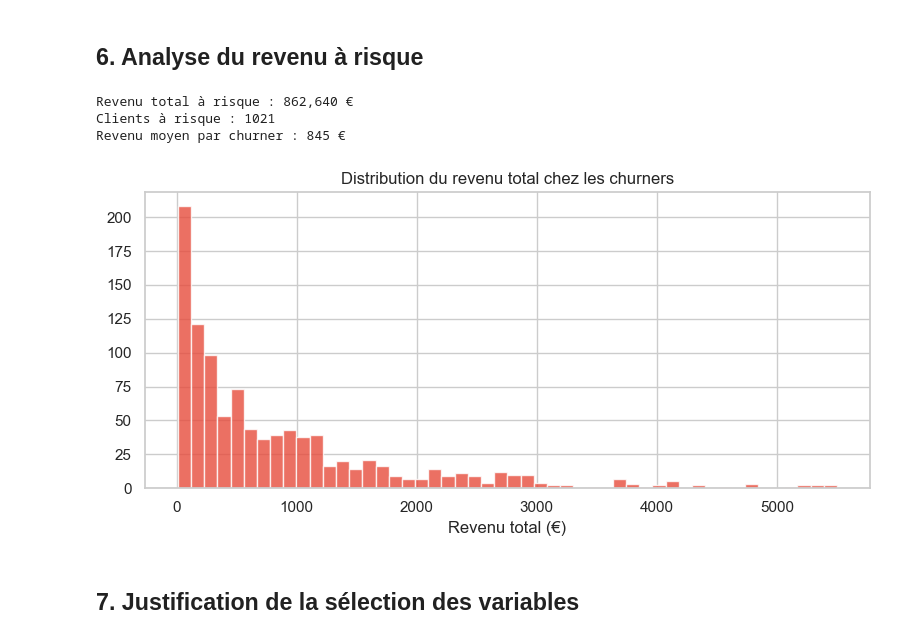
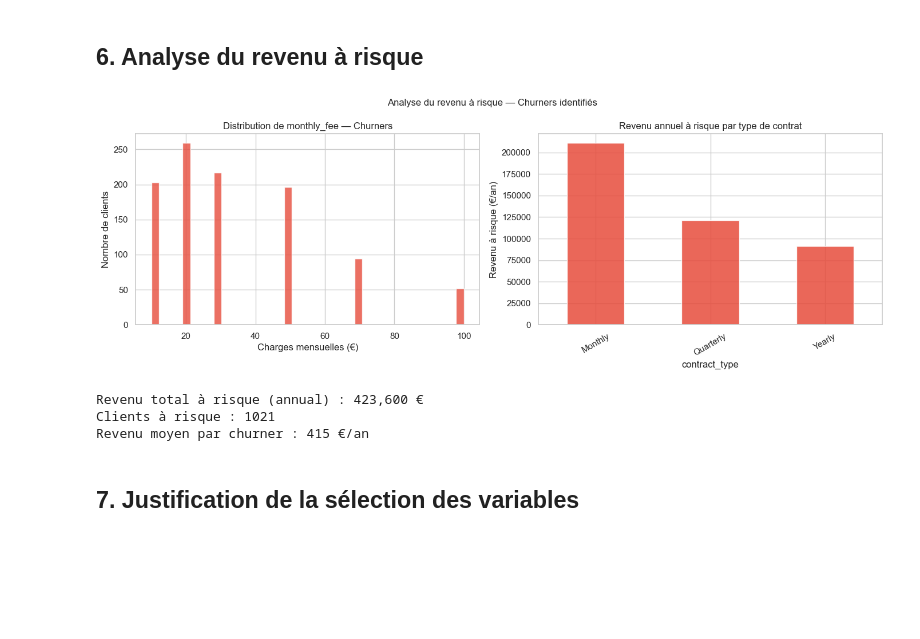
Before and after one commit to haciyil38/Projet-Data-Science, a Jupyter notebook: notebooks/01_EDA.ipynb, the cells around one changed output. Drawn from its saved outputs; the diff is of its cells as text; code cells hidden in the pictures; blank space fills up the shorter version.

```diff
--- a/notebooks/01_EDA.ipynb
+++ b/notebooks/01_EDA.ipynb
@@ -182,22 +190,38 @@ plt.show()
 # %% [markdown]
 ## 6. Analyse du revenu à risque
-# %%
-churners = df[df['churn'] == 1]
-print(f'Revenu total à risque : {churners["total_revenue"].sum():,.0f} €')
-print(f'Clients à risque : {len(churners)}')
-print(f'Revenu moyen par churner : {churners["total_revenue"].mean():.0f} €')
-
-plt.figure(figsize=(8, 4))
-churners['total_revenue'].hist(bins=50, color='#e74c3c', alpha=0.8)
-plt.title('Distribution du revenu total chez les churners')
-plt.xlabel('Revenu total (€)')
-plt.tight_layout()
-plt.show()
-# %% [output]
-Revenu total à risque : 862,640 €
-Clients à risque : 1021
-Revenu moyen par churner : 845 €
-[figure, removed]
+# %%
+# total_revenue est exclu (= monthly_fee x tenure_months, redondance exacte)
+# On visualise à la place la distribution du revenu à risque par contrat
+churners = df[df['churn'] == 1].copy()
+churners['revenue_at_risk'] = churners['monthly_fee'] * 12
+
+fig, axes = plt.subplots(1, 2, figsize=(14, 5))
+
+# Distribution des charges mensuelles pour les churners
+axes[0].hist(churners['monthly_fee'], bins=40, color='#e74c3c', alpha=0.8)
+axes[0].set_title('Distribution de monthly_fee — Churners')
+axes[0].set_xlabel('Charges mensuelles (€)')
+axes[0].set_ylabel('Nombre de clients')
+
+# Revenu à risque annuel par type de contrat
+rev_by_contract = df[df['churn']==1].groupby('contract_type')['monthly_fee'].sum() * 12
+rev_by_contract.plot.bar(ax=axes[1], color='#e74c3c', alpha=0.85)
+axes[1].set_title('Revenu annuel à risque par type de contrat')
+axes[1].set_ylabel('Revenu à risque (€/an)')
+axes[1].set_xticklabels(axes[1].get_xticklabels(), rotation=30)
+
+plt.suptitle('Analyse du revenu à risque — Churners identifiés', fontsize=12)
+plt.tight_layout()
+plt.show()
+
+print(f'Revenu total à risque (annual) : {churners["revenue_at_risk"].sum():,.0f} €')
+print(f'Clients à risque : {len(churners)}')
+print(f'Revenu moyen par churner : {churners["revenue_at_risk"].mean():.0f} €/an')
+# %% [output]
+[figure, added]
+Revenu total à risque (annual) : 423,600 €
+Clients à risque : 1021
+Revenu moyen par churner : 415 €/an
 # %% [markdown]
 ## 7. Justification de la sélection des variables
 # %%
```
Also changed, not shown: parts of 4 cells of this notebook, 20 other files.
